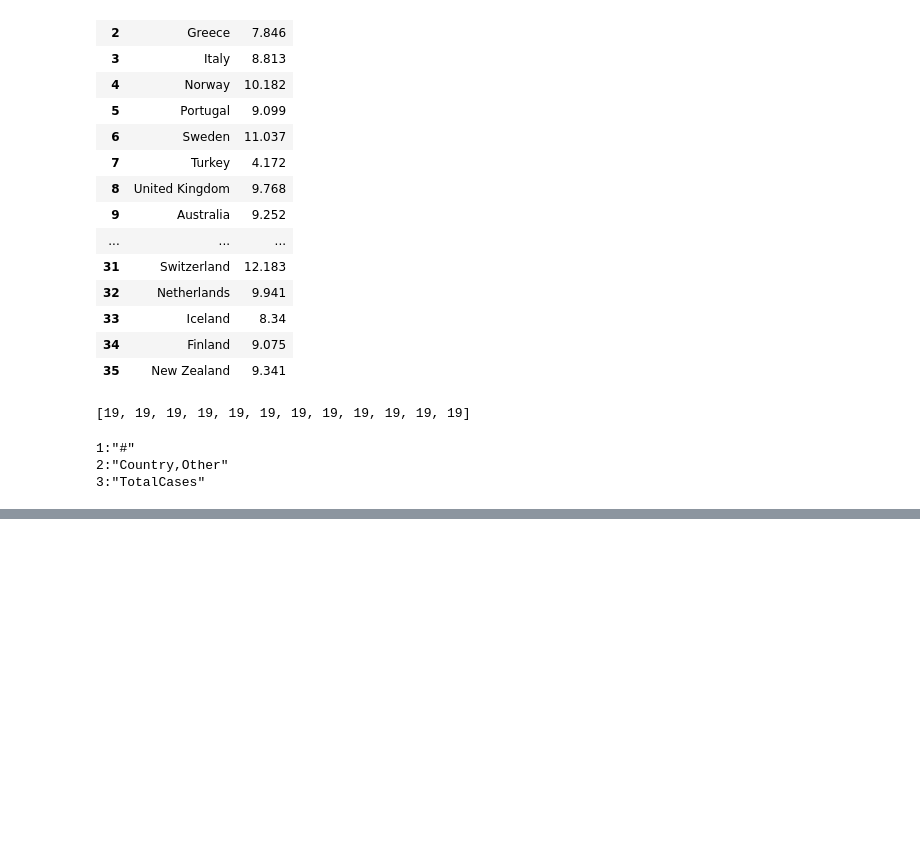
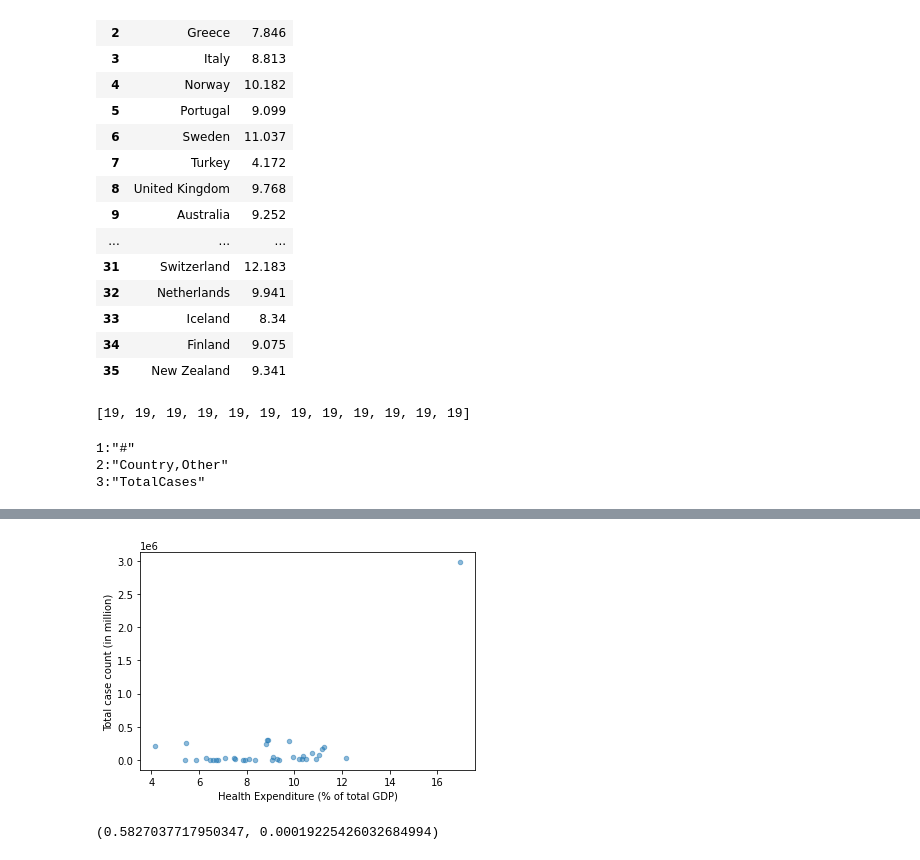
Before and after one commit to phuongdmnguyen/Covid19vsHealthExpenditures, a Jupyter notebook: Health expenditure vs Covid 19 cases in OECD member countries.ipynb, the cells around one changed output, grey strips where cells are left out. Drawn from its saved outputs; the diff is of its cells as text; code cells hidden in the pictures; blank space fills up the shorter version.

```diff
--- a/Health expenditure vs Covid 19 cases in OECD member countries.ipynb
+++ b/Health expenditure vs Covid 19 cases in OECD member countries.ipynb
@@ -164,3 +238,29 @@ df
 #TODO:
 # Combine the two data frames
 # Plot linear regression
+# %%
+#To add health expenditures to covid data frame
+#initialize a dictionary to keep track of where countries in terms of index
+
+# change between the official names in the OECD of of certain countries into the names used by worldometer
+def parse_country(n):
+    list_ = ['United States','United Kingdom', 'Korea', 'Slovak Republic', 'Czech Republic']
+    countries = ['USA','UK', 'S. Korea', 'Slovakia', 'Czechia']
+    index = 0
+    result = n
+    if n in countries:
+        for i in range(len(countries)):
+            if n == countries[i]:
+                result = list_[i]
+    return result
+
+
+#health expenditure to add to covid data frame
+expend = []
+for i in range(len(col[1][1])):
+    for j in range(len(country_tuple)):
+        temp = parse_country(col[1][1][i])
+        if temp == country_tuple[j][0]:
+            expend.append(country_tuple[j][1])
+
+expend
@@ -166,0 +285,3 @@ df
+# %%
+df['Health Expenditure'] = expend
+df
@@ -166,0 +306,26 @@ df
+# %%
+import matplotlib.pyplot as plt
+import mplcursors
+plot = df.plot(x ='Health Expenditure', y='Total Cases', kind = 'scatter', alpha=0.5)
+plot.tick_params(axis='x', which='major', labelsize=10)
+plt.xlabel('Health Expenditure (% of total GDP)')
+plt.ylabel('Total case count (in million)')
+plt.show()
+# %% [output]
+[figure, added]
+# %%
+#From initial look, it can be seen that there is no clear relationship between health expenditure as percentage of a
+#country's total GDP and the total COVID-19 cases in the country. However, in order to test this, I will conduct a correlation test
+
+# H_0 = Health Expenditure and total case count are not correlated (ρ = 0)
+# H_1 = Health Expenditure and total case count are correlated (ρ != 0)
+from scipy.stats import pearsonr
+
+
+corr, p_value = pearsonr(df['Health Expenditure'], df['Total Cases'])
+corr, p_value
+#Since p < 0.05, we can reject the null hypothesis. There is a slight positive correlation between
+#Health Expenditure and Total Case. However, I would like to note that this is a very small set of data as I was
+#only able to obtain health expenditure of OECD member countries. This analysis was done out of curiosity.
+# %% [output]
+(0.5827037717950347, 0.00019225426032684994)
```
Also changed, not shown: parts of 10 cells of this notebook.
